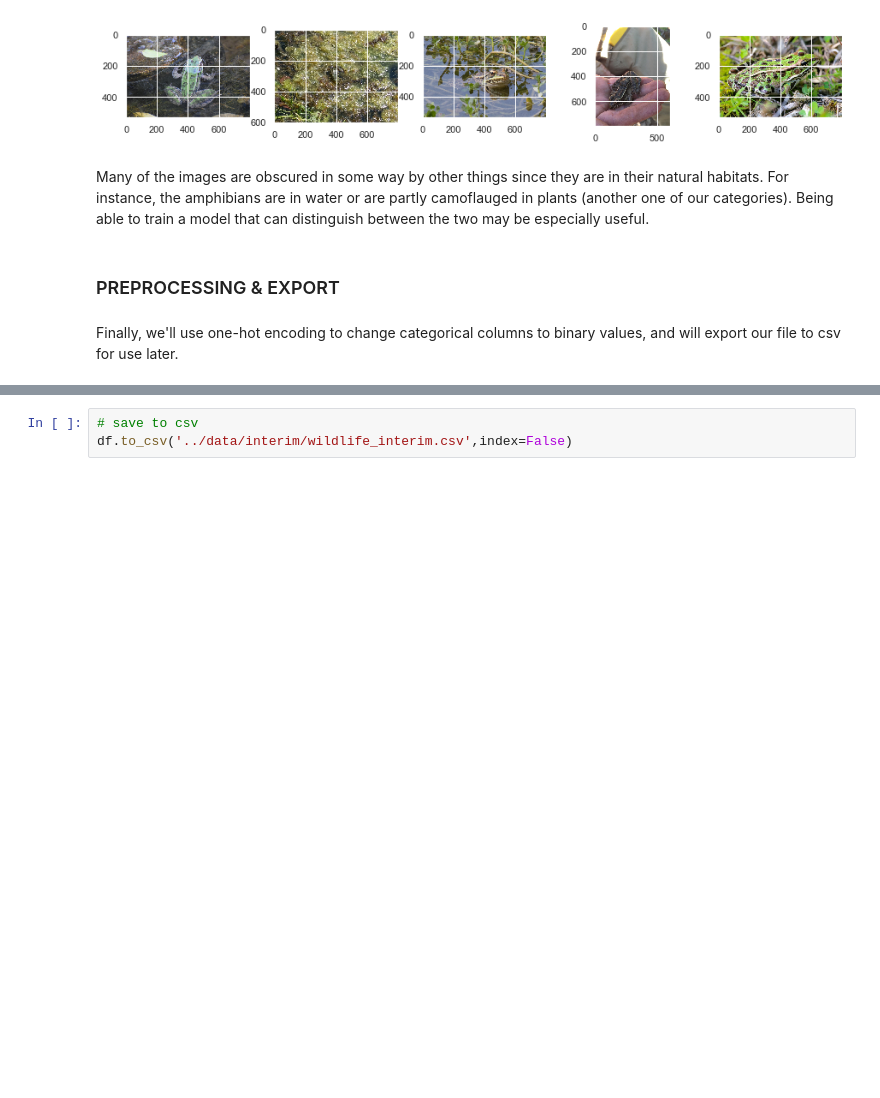
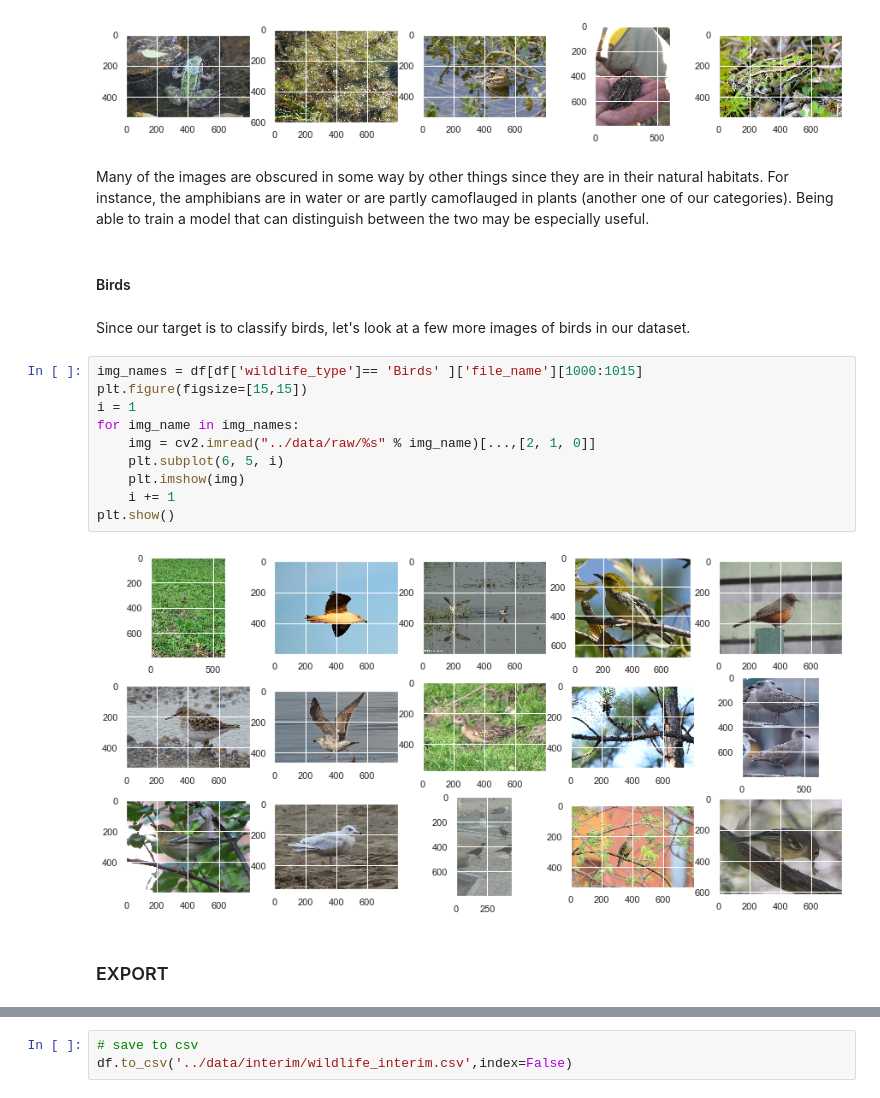
Before and after one commit to lbrou82/Springboard_Capstone2, a Jupyter notebook: notebooks/1.0_Data_Wrangling_and_EDA.ipynb, the cells around one changed output, grey strips where cells are left out. Cells and saved outputs as stored; diff of their text form; blank space fills up the shorter version.

```diff
--- a/notebooks/1.0_Data Wrangling and EDA.ipynb
+++ b/notebooks/1.0_Data_Wrangling_and_EDA.ipynb
@@ -174,7 +221,21 @@ Amphibians
 [figure]
 # %% [markdown]
 Many of the images are obscured in some way by other things since they are in their natural habitats. For instance, the amphibians are in water or are partly camoflauged in plants (another one of our categories). Being able to train a model that can distinguish between the two may be especially useful.
+# %% [markdown]
+#### Birds
+# %% [markdown]
+Since our target is to classify birds, let's look at a few more images of birds in our dataset.
+# %%
+img_names = df[df['wildlife_type']== 'Birds' ]['file_name'][1000:1015]
+plt.figure(figsize=[15,15])
+i = 1
+for img_name in img_names:
+    img = cv2.imread("../data/raw/%s" % img_name)[...,[2, 1, 0]]
+    plt.subplot(6, 5, i)
+    plt.imshow(img)
+    i += 1
+plt.show()
+# %% [output]
+[figure, added]
 # %% [markdown]
-### PREPROCESSING & EXPORT
+### EXPORT
-# %% [markdown]
-Finally, we'll use one-hot encoding to change categorical columns to binary values, and will export our file to csv for use later.
```
Also changed, not shown: parts of 35 cells of this notebook, 2 other files.
